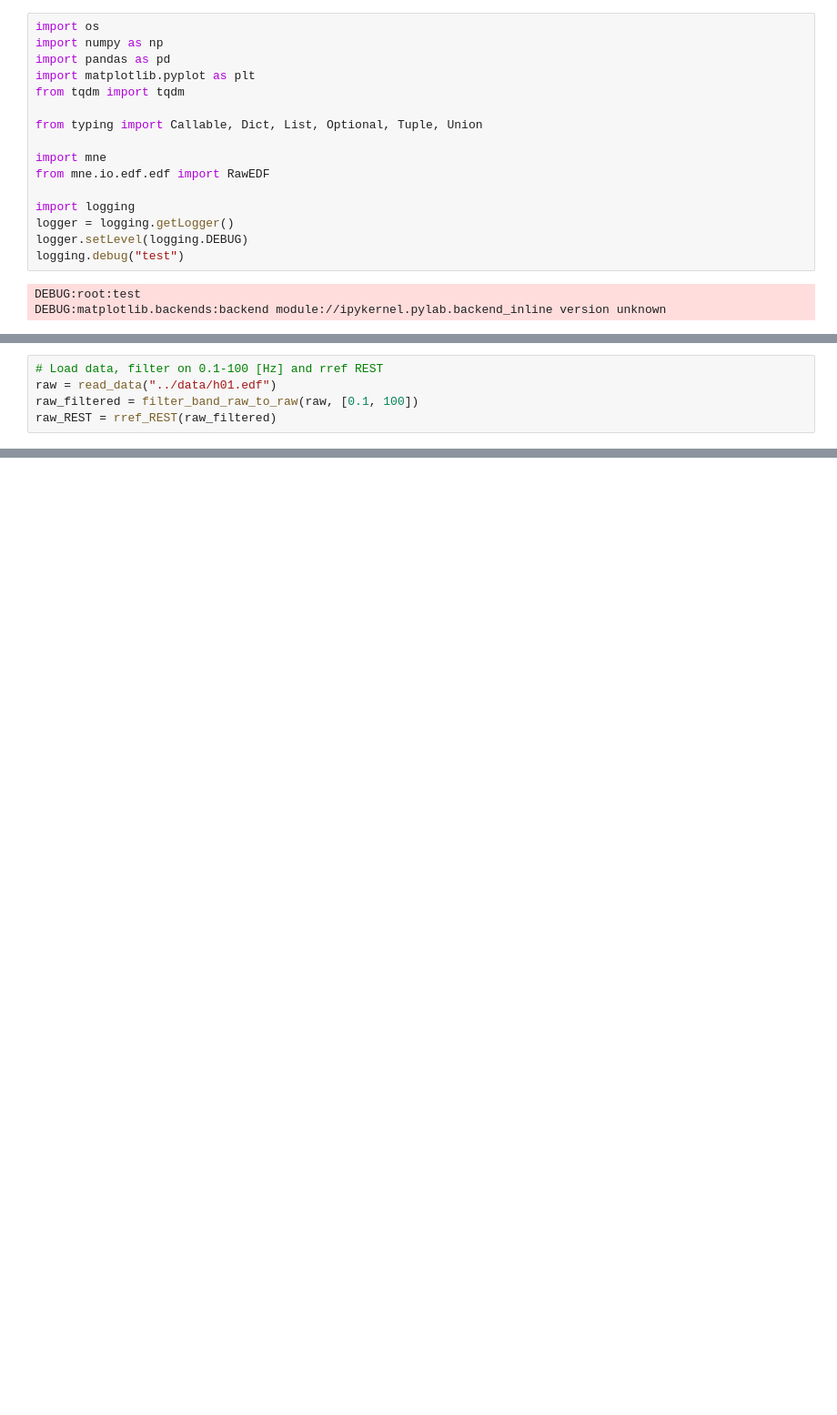
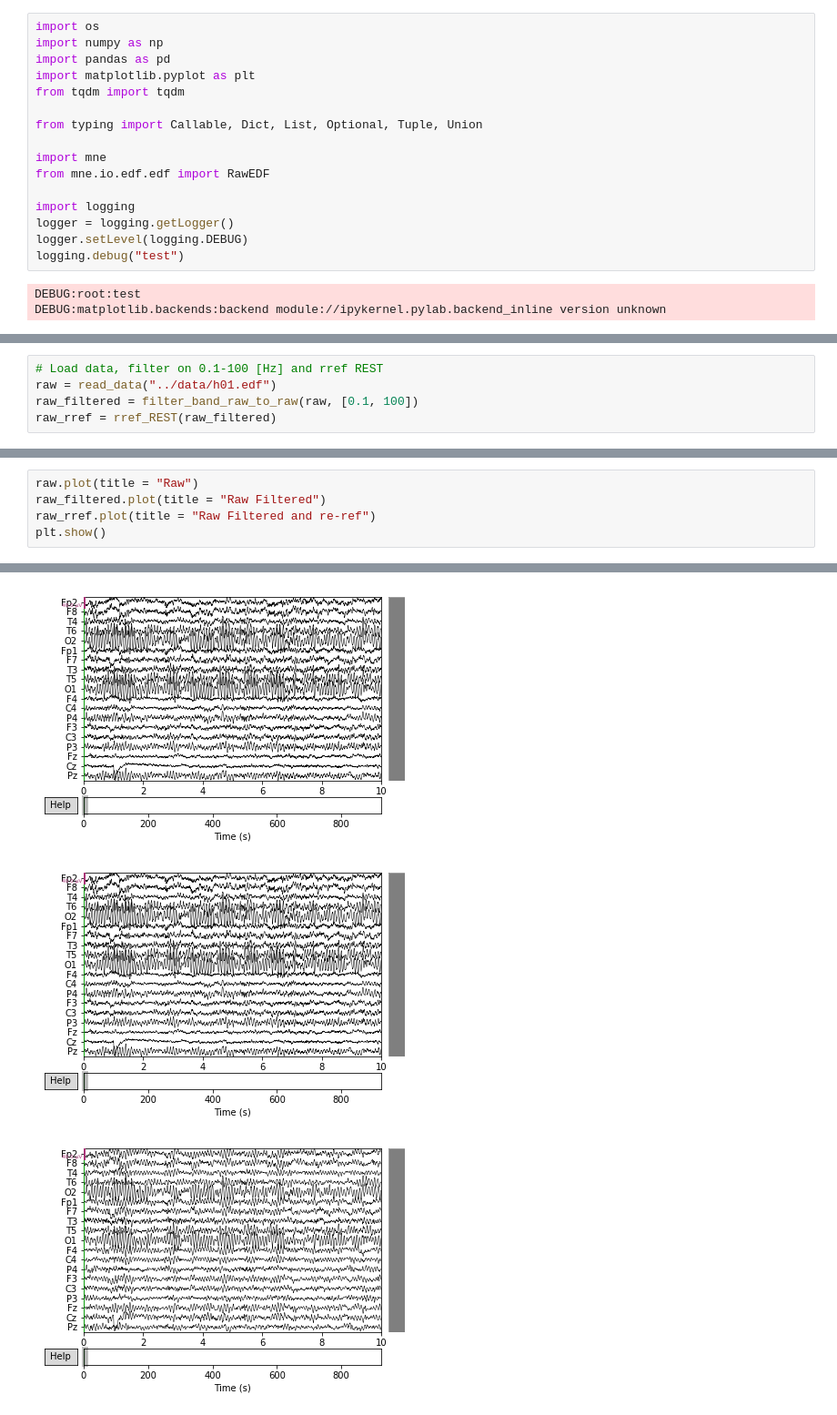
Before and after one commit to cjotade/dynamicinfo-eeg, a Jupyter notebook: src/Preprocessing.ipynb, the cells around one changed output, grey strips where cells are left out. Shown at 91% size. Drawn from its saved outputs; the diff is of its cells as text; blank space fills up the shorter version.

```diff
--- a/src/Preprocessing.ipynb
+++ b/src/Preprocessing.ipynb
@@ -30,5 +31,5 @@ DEBUG:root:test
 # Load data, filter on 0.1-100 [Hz] and rref REST
 raw = read_data("../data/h01.edf")
 raw_filtered = filter_band_raw_to_raw(raw, [0.1, 100])
-raw_REST = rref_REST(raw_filtered)
+raw_rref = rref_REST(raw_filtered)
 # %% [output]
@@ -50,3 +51,9 @@ Designing a one-pass, zero-phase, non-causal bandpass filter:
 - Upper passband edge: 100.00 Hz
 - Upper transition bandwidth: 25.00 Hz (-6 dB cutoff frequency: 112.50 Hz)
 - Filter length: 8251 samples (33.004 sec)
+# %%
+raw.plot(title = "Raw")
+raw_filtered.plot(title = "Raw Filtered")
+raw_rref.plot(title = "Raw Filtered and re-ref")
+plt.show()
+# %% [output]
@@ -52,0 +62,3 @@ Designing a one-pass, zero-phase, non-causal bandpass filter:
+[figure, added]
+[figure, added]
+[figure, added]
```
Also changed, not shown: parts of 12 cells of this notebook, 4 other files.
